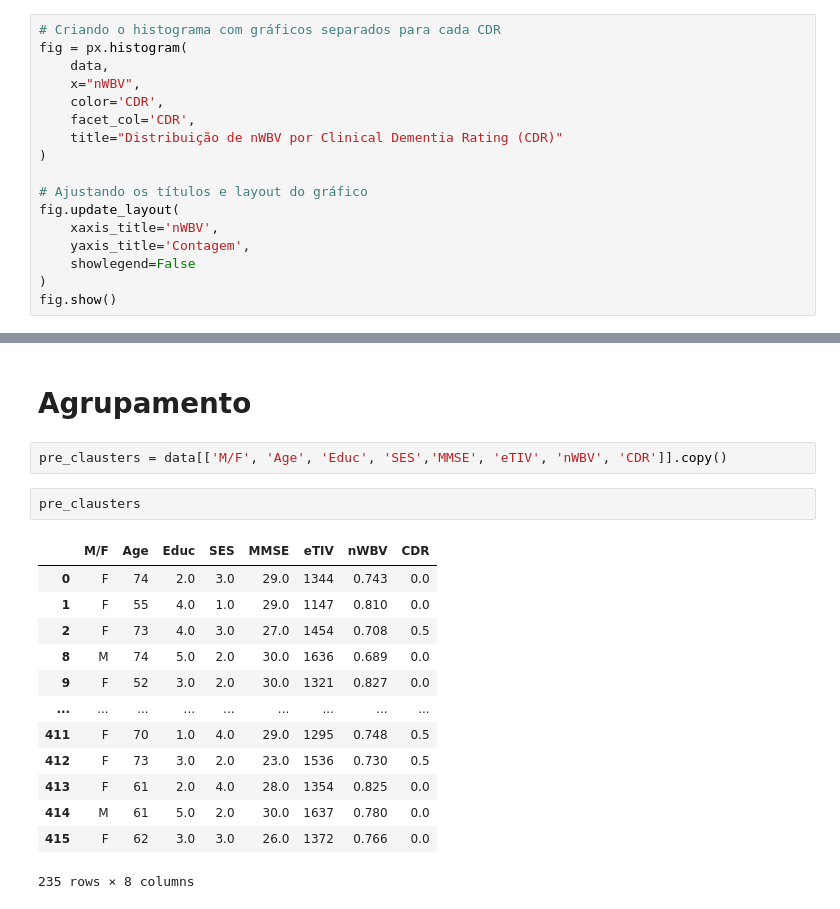
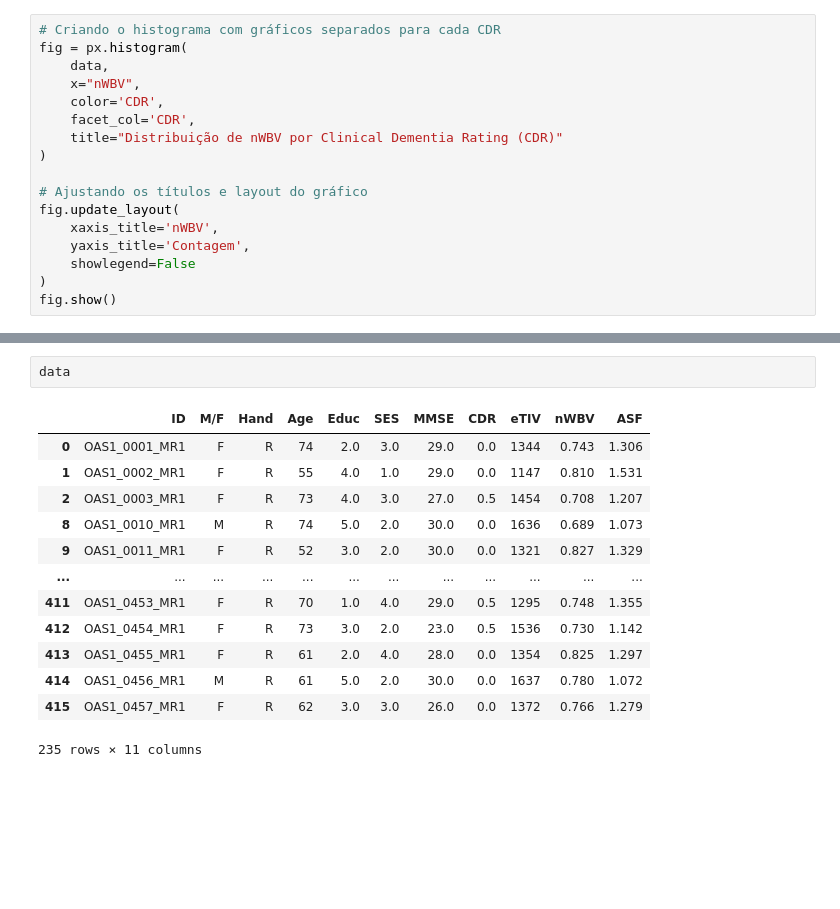
Before and after one commit to Joangopa/datascienceforneuro, a Jupyter notebook: testes.ipynb, the cells around one changed output, grey strips where cells are left out. Drawn from its saved outputs; the diff is of its cells as text; blank space fills up the shorter version.

```diff
--- a/testes.ipynb
+++ b/testes.ipynb
@@ -1084,20 +484,16 @@ plt.show()
-# %% [markdown]
-# Agrupamento
-# %%
-pre_clausters = data[['M/F', 'Age', 'Educ', 'SES','MMSE', 'eTIV', 'nWBV', 'CDR']].copy()
-# %%
-pre_clausters
-# %% [output]
-|  | M/F | Age | Educ | SES | MMSE | eTIV | nWBV | CDR |
-| 0 | F | 74 | 2.0 | 3.0 | 29.0 | 1344 | 0.743 | 0.0 |
-| 1 | F | 55 | 4.0 | 1.0 | 29.0 | 1147 | 0.810 | 0.0 |
-| 2 | F | 73 | 4.0 | 3.0 | 27.0 | 1454 | 0.708 | 0.5 |
-| 8 | M | 74 | 5.0 | 2.0 | 30.0 | 1636 | 0.689 | 0.0 |
-| 9 | F | 52 | 3.0 | 2.0 | 30.0 | 1321 | 0.827 | 0.0 |
-| ... | ... | ... | ... | ... | ... | ... | ... | ... |
-| 411 | F | 70 | 1.0 | 4.0 | 29.0 | 1295 | 0.748 | 0.5 |
-| 412 | F | 73 | 3.0 | 2.0 | 23.0 | 1536 | 0.730 | 0.5 |
-| 413 | F | 61 | 2.0 | 4.0 | 28.0 | 1354 | 0.825 | 0.0 |
-| 414 | M | 61 | 5.0 | 2.0 | 30.0 | 1637 | 0.780 | 0.0 |
-| 415 | F | 62 | 3.0 | 3.0 | 26.0 | 1372 | 0.766 | 0.0 |
-235 rows × 8 columns
+# %%
+data
+# %% [output]
+|  | ID | M/F | Hand | Age | Educ | SES | MMSE | CDR | eTIV | nWBV | ASF |
+| 0 | OAS1_0001_MR1 | F | R | 74 | 2.0 | 3.0 | 29.0 | 0.0 | 1344 | 0.743 | 1.306 |
+| 1 | OAS1_0002_MR1 | F | R | 55 | 4.0 | 1.0 | 29.0 | 0.0 | 1147 | 0.810 | 1.531 |
+| 2 | OAS1_0003_MR1 | F | R | 73 | 4.0 | 3.0 | 27.0 | 0.5 | 1454 | 0.708 | 1.207 |
+| 8 | OAS1_0010_MR1 | M | R | 74 | 5.0 | 2.0 | 30.0 | 0.0 | 1636 | 0.689 | 1.073 |
+| 9 | OAS1_0011_MR1 | F | R | 52 | 3.0 | 2.0 | 30.0 | 0.0 | 1321 | 0.827 | 1.329 |
+| ... | ... | ... | ... | ... | ... | ... | ... | ... | ... | ... | ... |
+| 411 | OAS1_0453_MR1 | F | R | 70 | 1.0 | 4.0 | 29.0 | 0.5 | 1295 | 0.748 | 1.355 |
+| 412 | OAS1_0454_MR1 | F | R | 73 | 3.0 | 2.0 | 23.0 | 0.5 | 1536 | 0.730 | 1.142 |
+| 413 | OAS1_0455_MR1 | F | R | 61 | 2.0 | 4.0 | 28.0 | 0.0 | 1354 | 0.825 | 1.297 |
+| 414 | OAS1_0456_MR1 | M | R | 61 | 5.0 | 2.0 | 30.0 | 0.0 | 1637 | 0.780 | 1.072 |
+| 415 | OAS1_0457_MR1 | F | R | 62 | 3.0 | 3.0 | 26.0 | 0.0 | 1372 | 0.766 | 1.279 |
+235 rows × 11 columns
```
Also changed, not shown: parts of 55 cells of this notebook, 1 other file.
